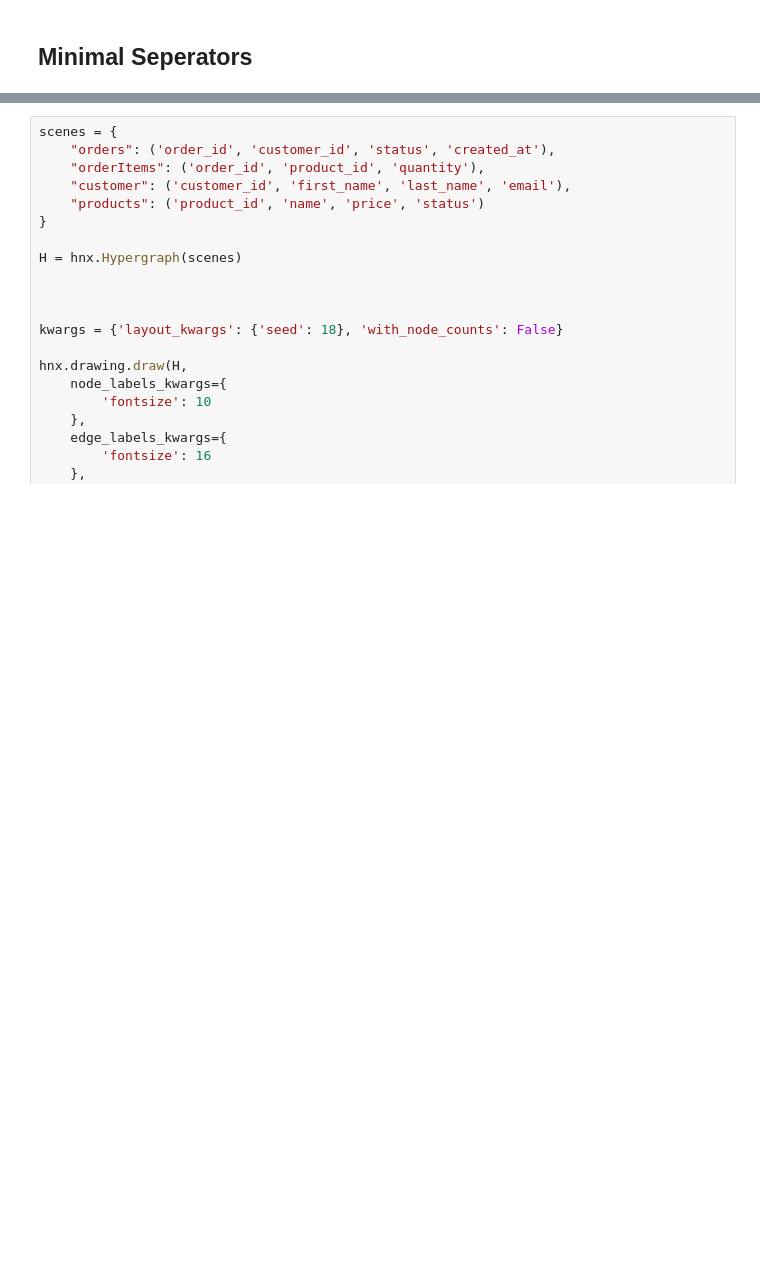
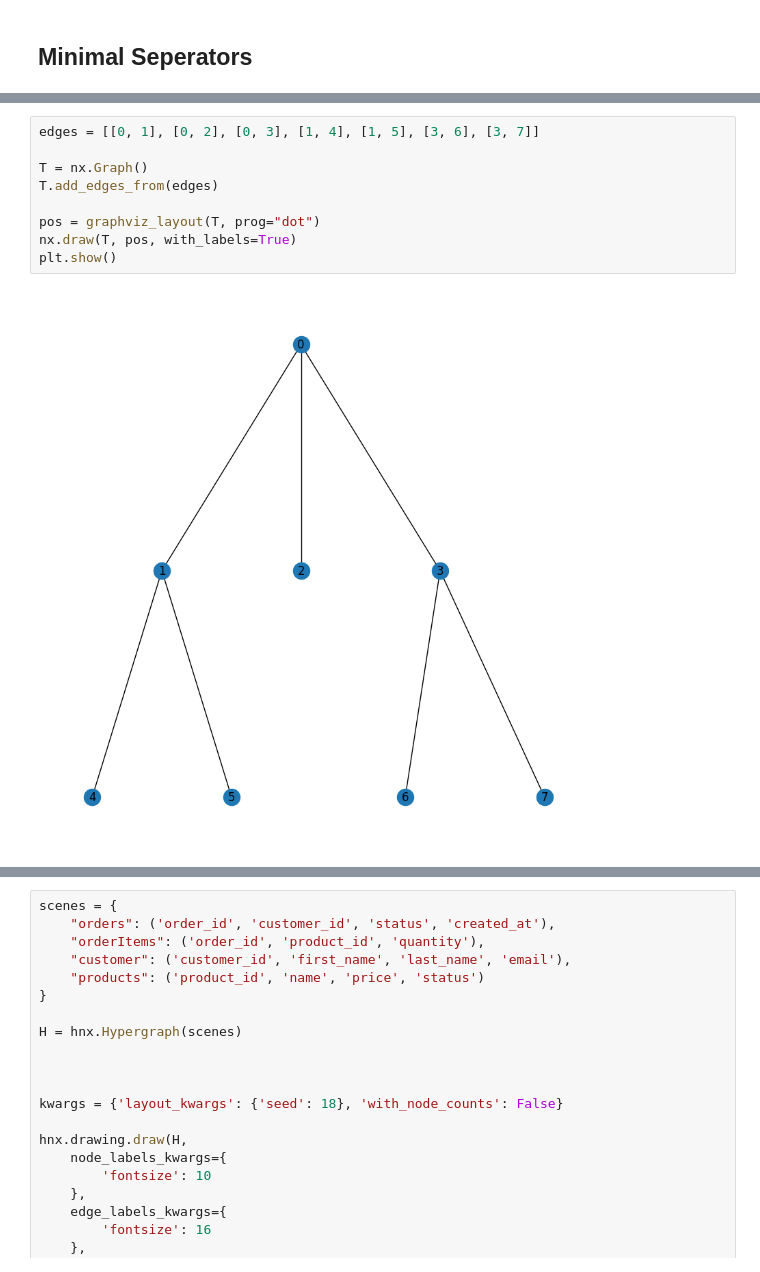
Before and after one commit to lcaraballoj/Algorithmic-Graph-Theory, a Jupyter notebook: ChordalGraphs.ipynb, the cells around one changed output, grey strips where cells are left out. Drawn from its saved outputs; the diff is of its cells as text; blank space fills up the shorter version.

```diff
--- a/ChordalGraphs.ipynb
+++ b/ChordalGraphs.ipynb
@@ -78,3 +87,14 @@ plt.savefig('intervalFamilyIntersectionGraph.png')
+# %%
+edges = [[0, 1], [0, 2], [0, 3], [1, 4], [1, 5], [3, 6], [3, 7]]
+
+T = nx.Graph()
+T.add_edges_from(edges)
+
+pos = graphviz_layout(T, prog="dot")
+nx.draw(T, pos, with_labels=True)
+plt.show()
+# %% [output]
+[figure, added]
 # %% [markdown]
 # Chordal Graphs and Databases
 
```
Also changed, not shown: parts of 2 cells of this notebook, 1 other file.
